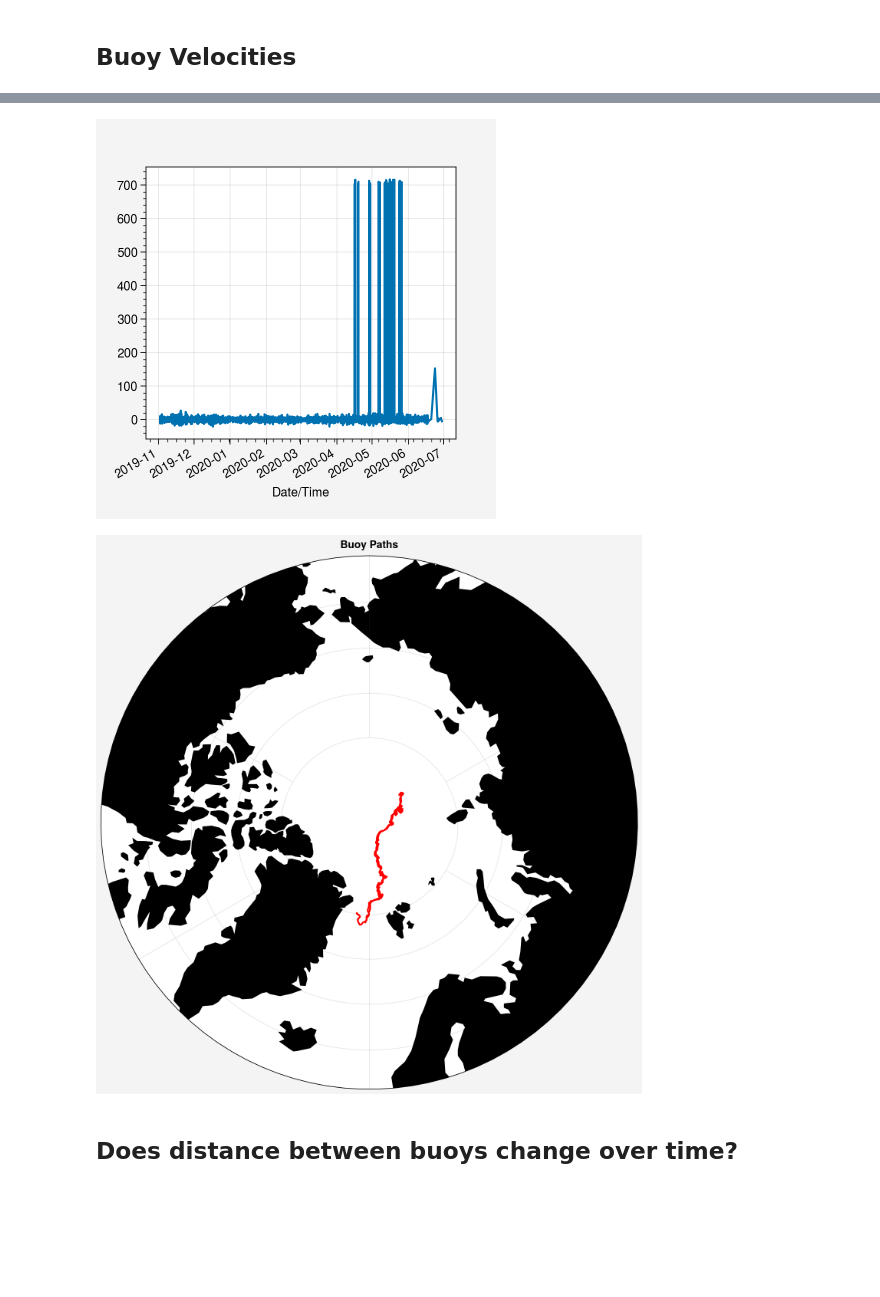
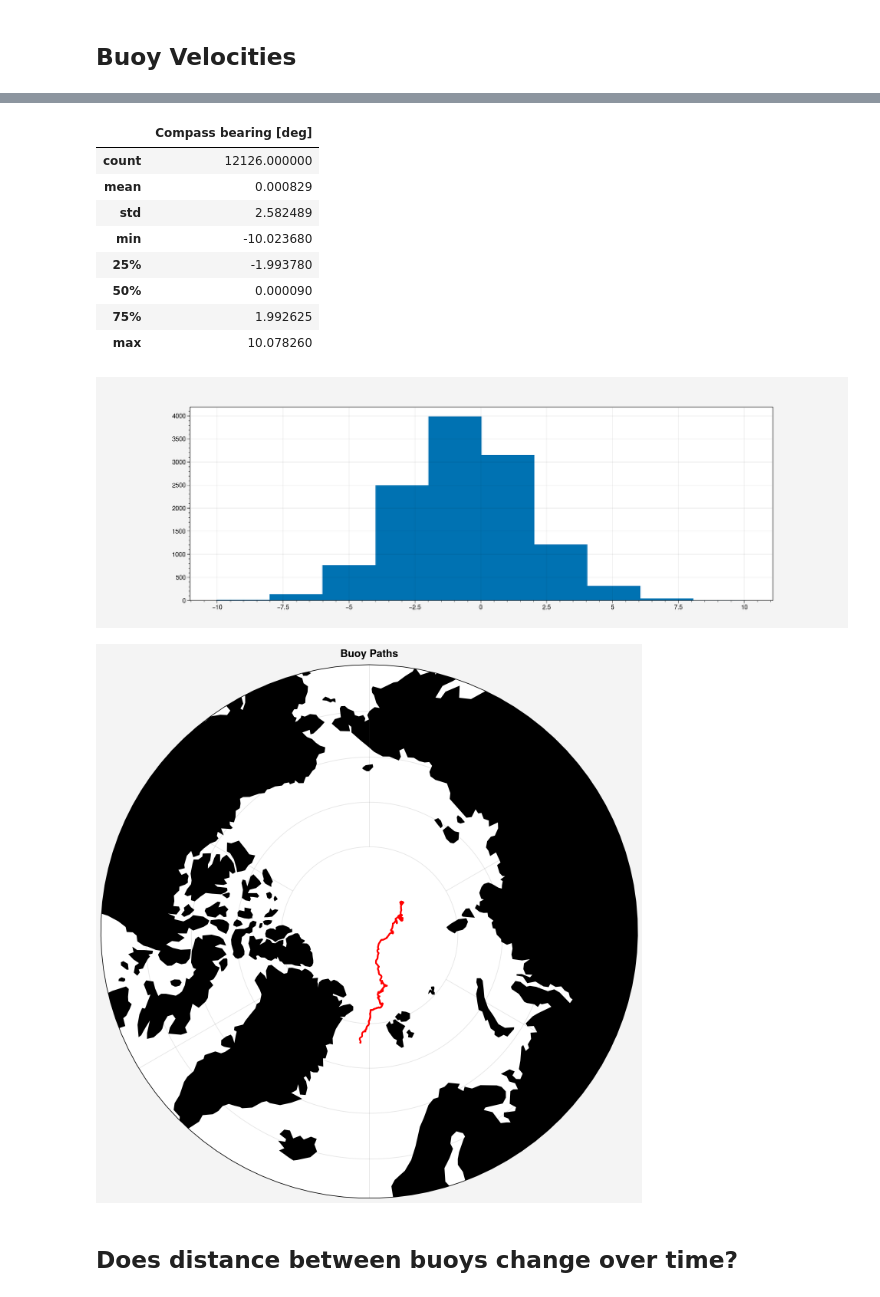
Before and after one commit to awang343/uncertainty-quantification-sea-ice, a Jupyter notebook: notebooks/SIMBA Buoys.ipynb, the cells around one changed output, grey strips where cells are left out. Saved outputs shown, nothing was run; the diff lists cells and outputs as text; code cells hidden in the pictures; blank space fills up the shorter version.

```diff
--- a/notebooks/SIMBA Buoys.ipynb
+++ b/notebooks/SIMBA Buoys.ipynb
@@ -112,6 +92,5 @@ def rotational_velocity(data):
     shifts = data - data.shift()
     shifts[shifts > 180] = 360 - shifts[shifts > 180]
     shifts[shifts < -180] = 360 + shifts[shifts < -180]
-    shifts.plot()
     dt = data.index.diff()/pd.Timedelta(hours=1)
-    return shifts.div(np.array(dt), axis=0)
+    return shifts.div(np.array(dt), axis=0).dropna()
@@ -191,22 +160,27 @@ Freq: D, Name: b, Length: 301, dtype: float64
 # %%
-a = (simba_data("2019T56").set_index("Date/Time")["Compass bearing [deg]"])
-# a.plot(marker='.')
+a = simba_data("2019T65")["Compass bearing [deg]"]
 a.index = pd.to_datetime(a.index)
-a = a.resample("1h").asfreq().dropna()
-# a = a["2020-05-05":"2020-05-09"]
+# a = a.resample("1h", offset="11h").asfreq().dropna()
+
+a = a[:"2020-06-15"]
 velocities = rotational_velocity(a)
-# velocities.plot(figsize=(15,5))
+velocities.hist(figsize=(15,5), bins=10)
+pd.DataFrame(velocities.describe())
 # %% [output]
+|  | Compass bearing [deg] |
+| count | 12126.000000 |
+| mean | 0.000829 |
+| std | 2.582489 |
+| min | -10.023680 |
+| 25% | -1.993780 |
+| 50% | 0.000090 |
+| 75% | 1.992625 |
+| max | 10.078260 |
-[figure, old version]
+[figure, new version]
 # %%
-plot_path(["2019T58", "2019T65"])
-
-a =toStereo(simba_data("2019T58")["Latitude"], simba_data("2019T58")["Longitude"])
-b = toStereo(simba_data("2019T65")["Latitude"], simba_data("2019T65")["Longitude"])
-
-#simba_data("2019T58")["Longitude"].corr(simba_data("2019T65")["Longitude"])
+plot_path(["2019T63", "2019T65"])
 # %% [output]
-[figure, old version]
+[figure, new version]
 # %% [markdown]
 ## Does distance between buoys change over time?
 # %%
```
Also changed, not shown: parts of 10 cells of this notebook, 22 other files.
